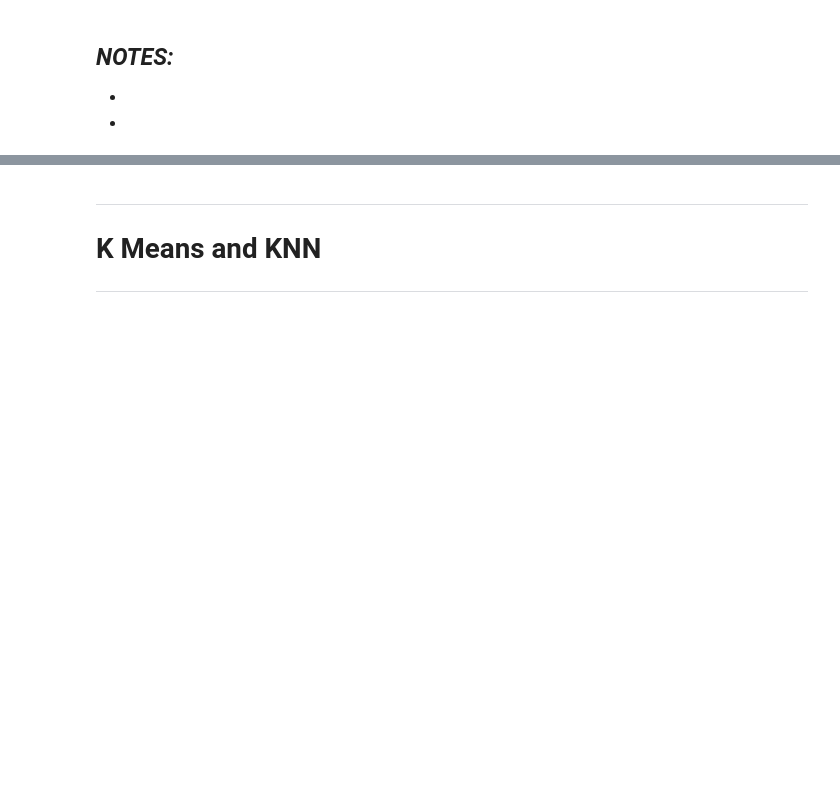
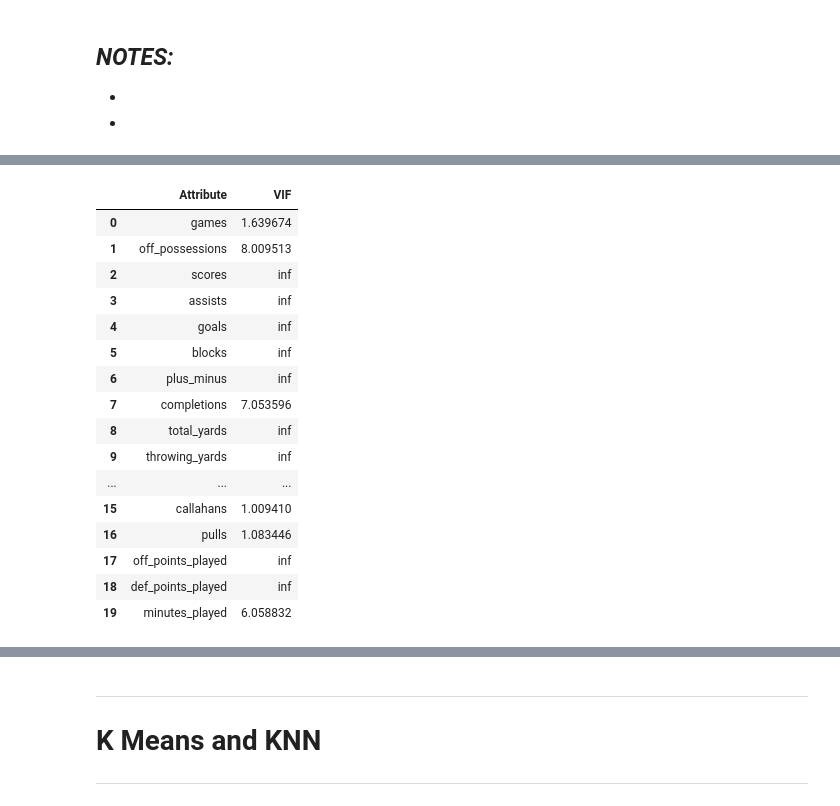
Before and after one commit to g-lorenzo/audl_ds, a Jupyter notebook: P2 - Player Categorization.ipynb, the cells around one changed output, grey strips where cells are left out. Drawn from its saved outputs; the diff is of its cells as text; code cells hidden in the pictures; blank space fills up the shorter version.

```diff
--- a/P2 - Player Categorization.ipynb
+++ b/P2 - Player Categorization.ipynb
@@ -349,0 +356,25 @@ Text(0.5, 1.0, 'Scaled Data PCA (n=2)')
+# %%
+vif_data = scaled_df[[i for i in scaled_df.columns if i != 'points_played']]
+vif_values = pd.DataFrame()
+
+vif_values['Attribute'] = vif_data.columns
+vif_values['VIF'] = [variance_inflation_factor(vif_data.values, i) for i in range(len(vif_data.columns)) ]
+vif_values
+# %% [output]
+|  | Attribute | VIF |
+| 0 | games | 1.639674 |
+| 1 | off_possessions | 8.009513 |
+| 2 | scores | inf |
+| 3 | assists | inf |
+| 4 | goals | inf |
+| 5 | blocks | inf |
+| 6 | plus_minus | inf |
+| 7 | completions | 7.053596 |
+| 8 | total_yards | inf |
+| 9 | throwing_yards | inf |
+| ... | ... | ... |
+| 15 | callahans | 1.009410 |
+| 16 | pulls | 1.083446 |
+| 17 | off_points_played | inf |
+| 18 | def_points_played | inf |
+| 19 | minutes_played | 6.058832 |
```
Also changed, not shown: parts of 16 cells of this notebook.
